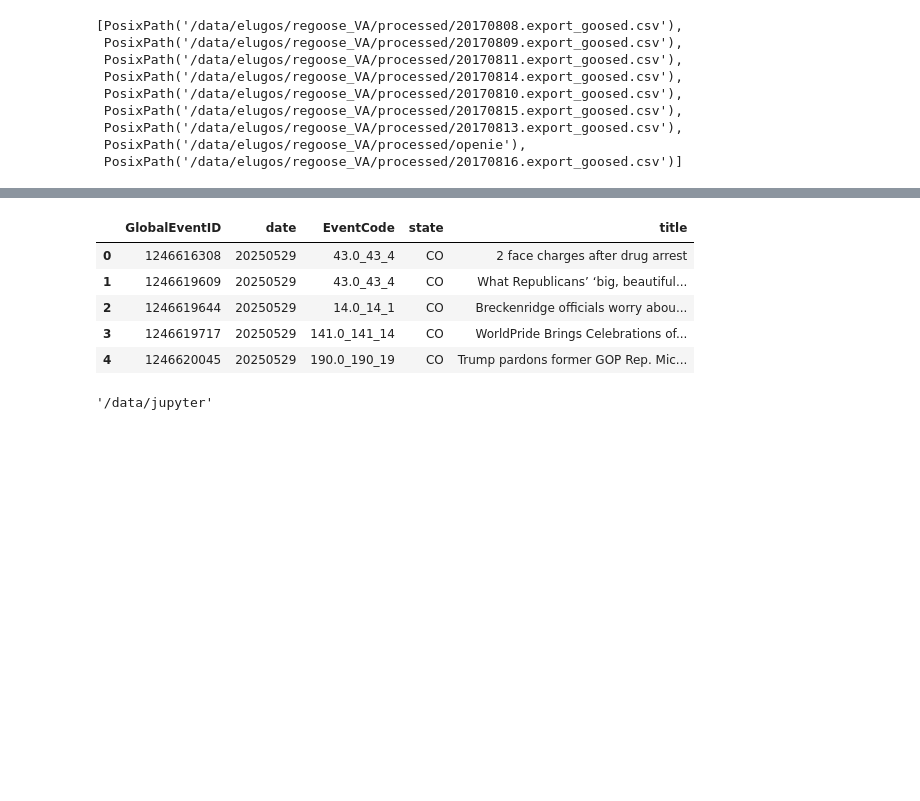
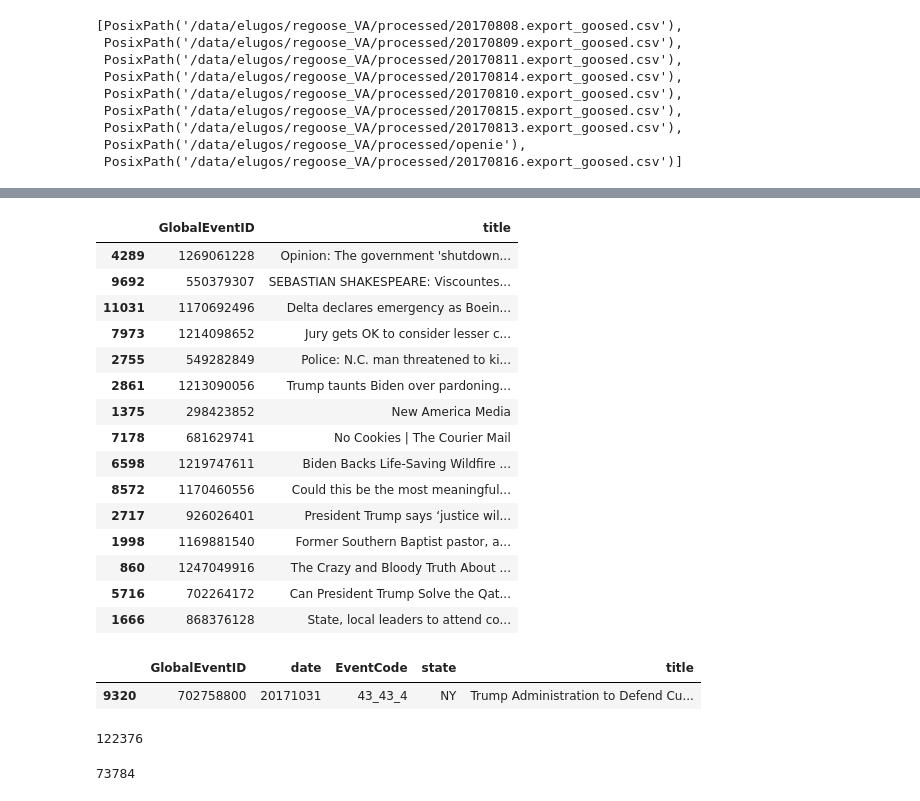
Before and after one commit to elugos/HSMS_LUGOS, a Jupyter notebook: make_df.ipynb, the cells around one changed output, grey strips where cells are left out. Cells and saved outputs as stored; diff of their text form; code cells hidden in the pictures; blank space fills up the shorter version.

Commit message:
WIP: local changes

```diff
--- a/make_df.ipynb
+++ b/make_df.ipynb
@@ -19,6 +19,8 @@ from sklearn.manifold import TSNE
 import inspect
 from pathlib import Path
 import os
+# %%
+pd.set_option('display.max_colwidth', None)
 # %%
 d_20250529 = pd.read_csv('/data/elugos/triples_CO_sbert/goose_20250529.export_triples_sbert.csv')
 d_20250530 = pd.read_csv('/data/elugos/triples_CO_sbert/goose_20250530.export_triples_sbert.csv')
@@ -327,17 +353,36 @@ def gdelt_db(df):
 # %%
 global_db = gdelt_db(GD_all)
+# %%
+df_shuffled_reproducible = global_db.sample(frac=1, random_state=42)
 # %%
-global_db.head()
+df_shuffled_reproducible[['GlobalEventID','title']].tail(15)
 # %% [output]
-|  | GlobalEventID | date | EventCode | state | title |
-| 0 | 1246616308 | 20250529 | 43.0_43_4 | CO | 2 face charges after drug arrest |
-| 1 | 1246619609 | 20250529 | 43.0_43_4 | CO | What Republicans’ ‘big, beautiful... |
-| 2 | 1246619644 | 20250529 | 14.0_14_1 | CO | Breckenridge officials worry abou... |
-| 3 | 1246619717 | 20250529 | 141.0_141_14 | CO | WorldPride Brings Celebrations of... |
-| 4 | 1246620045 | 20250529 | 190.0_190_19 | CO | Trump pardons former GOP Rep. Mic... |
+|  | GlobalEventID | title |
+| 4289 | 1269061228 | Opinion: The government 'shutdown... |
+| 9692 | 550379307 | SEBASTIAN SHAKESPEARE: Viscountes... |
+| 11031 | 1170692496 | Delta declares emergency as Boein... |
+| 7973 | 1214098652 | Jury gets OK to consider lesser c... |
+| 2755 | 549282849 | Police: N.C. man threatened to ki... |
+| 2861 | 1213090056 | Trump taunts Biden over pardoning... |
+| 1375 | 298423852 | New America Media |
+| 7178 | 681629741 | No Cookies | The Courier Mail |
+| 6598 | 1219747611 | Biden Backs Life-Saving Wildfire ... |
+| 8572 | 1170460556 | Could this be the most meaningful... |
+| 2717 | 926026401 | President Trump says ‘justice wil... |
+| 1998 | 1169881540 | Former Southern Baptist pastor, a... |
+| 860 | 1247049916 | The Crazy and Bloody Truth About ... |
+| 5716 | 702264172 | Can President Trump Solve the Qat... |
+| 1666 | 868376128 | State, local leaders to attend co... |
+# %%
+global_db.query('GlobalEventID == 702758800')
+# %% [output]
+|  | GlobalEventID | date | EventCode | state | title |
+| 9320 | 702758800 | 20171031 | 43_43_4 | NY | Trump Administration to Defend Cu... |
 # %%
 global_db.to_csv('/data/elugos/global_db_111125.csv', index=False)
+# %%
+len(global_db)
+# %% [output]
+122376
 # %%
-pwd
+df_play_sample = pd.read_csv(Path('/data/elugos/val_data.csv'))
-# %% [output]
-'/data/jupyter'
@@ -343,0 +391,4 @@ pwd
+# %%
+len(df_play_sample)
+# %% [output]
+73784
```
Also changed, not shown: parts of 6 cells of this notebook, 5 other files.
